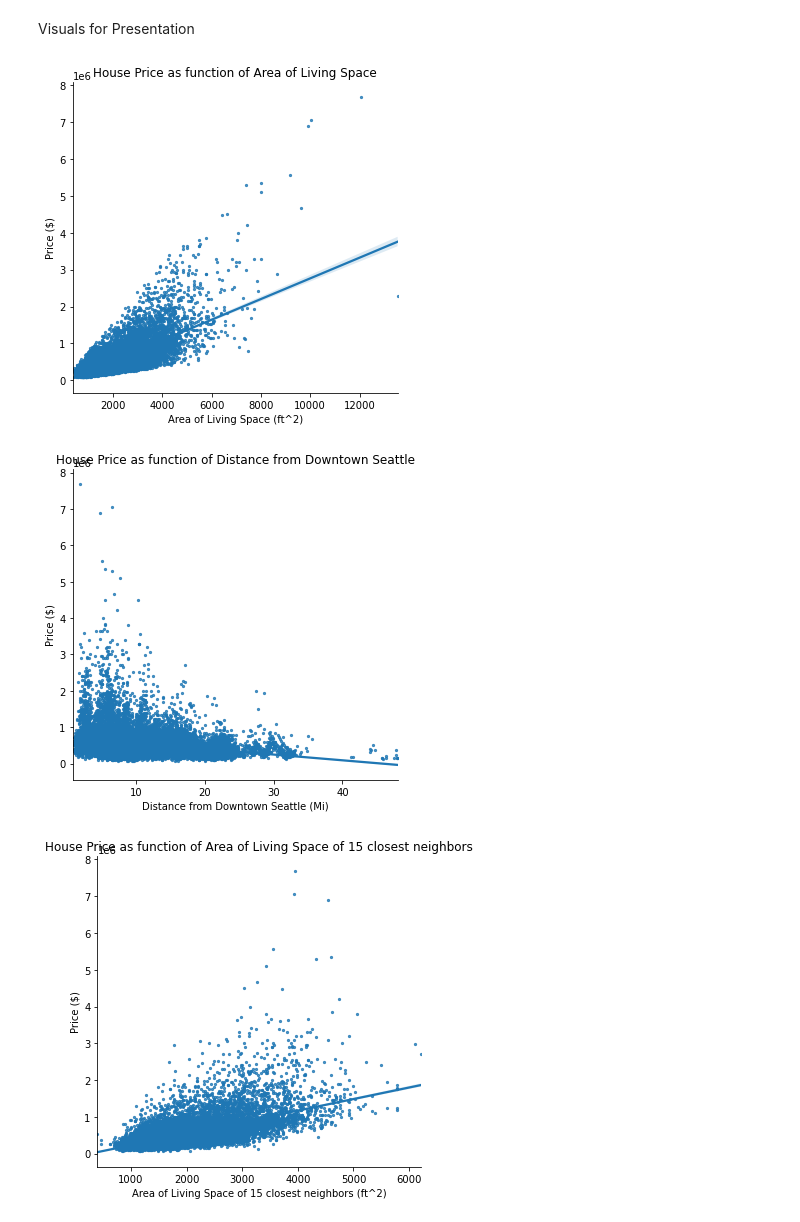
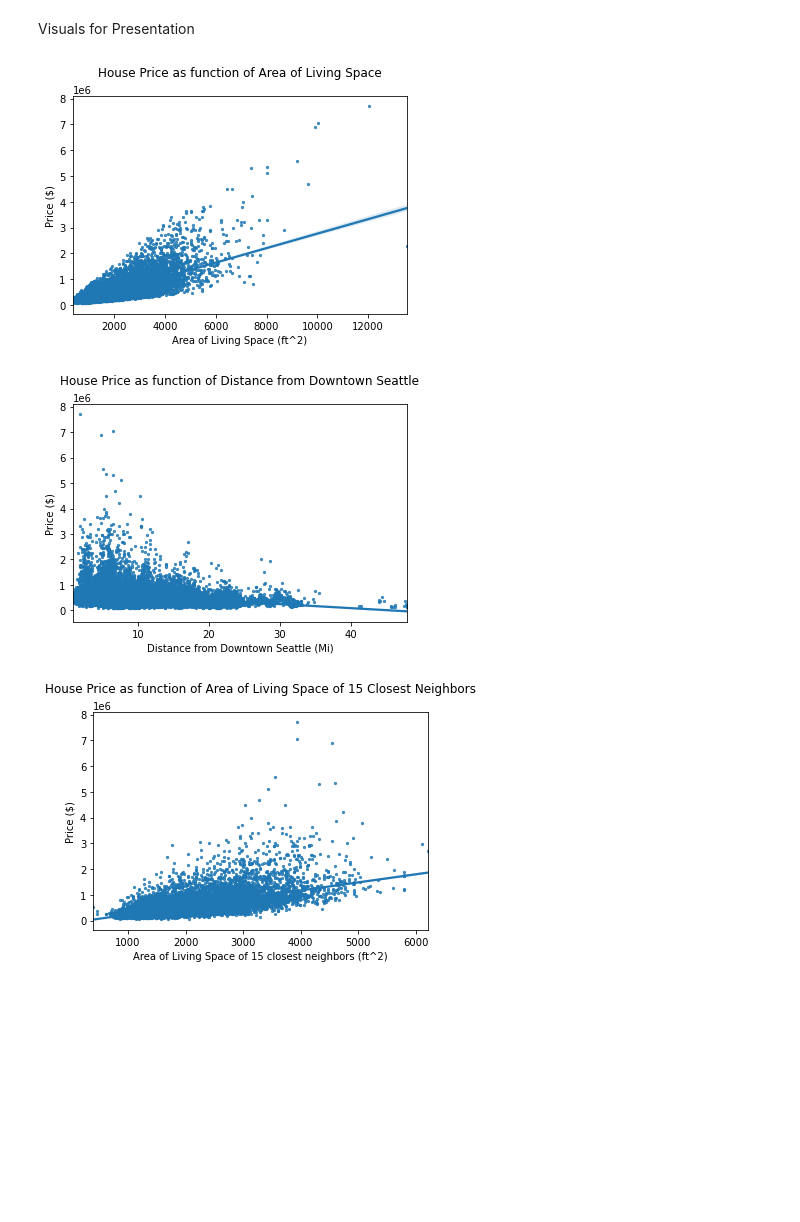
Before and after one commit to mccafj/King-County-House-Sales-Project, a Jupyter notebook: Andrew_Workbook.ipynb, the cells around one changed output. Saved outputs shown, nothing was run; the diff lists cells and outputs as text; code cells hidden in the pictures; blank space fills up the shorter version.

Commit message:
created, explored and modeled resale dataframe and touched up some visuals

```diff
--- a/Andrew_Workbook.ipynb
+++ b/Andrew_Workbook.ipynb
@@ -450,23 +652,23 @@ reno_no_data
 # %% [markdown]
 Visuals for Presentation
 # %%
-sns.lmplot(data=df_hd_ords_loc, x='sqft_living', y='price', scatter_kws={"s":5})
+sns.regplot(data=df_hd_ords_loc, x='sqft_living', y='price', scatter_kws={"s":5}, ci=95)
 plt.xlabel('Area of Living Space (ft^2)')
 plt.ylabel('Price ($)')
-plt.title('House Price as function of Area of Living Space');
+plt.title('House Price as function of Area of Living Space', loc='center', pad=20);
 # %% [output]
-[figure, old version]
+[figure, new version]
 # %%
-sns.lmplot(data=df_hd_ords_loc, x='Distance_from_DTSeattle', y='price', scatter_kws={"s":5})
+sns.regplot(data=df_hd_ords_loc, x='Distance_from_DTSeattle', y='price', scatter_kws={"s":5}, ci=95)
 plt.xlabel('Distance from Downtown Seattle (Mi)')
 plt.ylabel('Price ($)')
-plt.title('House Price as function of Distance from Downtown Seattle', loc='center');
+plt.title('House Price as function of Distance from Downtown Seattle', loc='center', pad=20);
 # %% [output]
-[figure, old version]
+[figure, new version]
 # %%
-sns.lmplot(data=df_hd_ords_loc, x='sqft_living15', y='price', scatter_kws={"s":5})
+sns.regplot(data=df_hd_ords_loc, x='sqft_living15', y='price', scatter_kws={"s":5}, ci=95)
 plt.xlabel('Area of Living Space of 15 closest neighbors (ft^2)')
 plt.ylabel('Price ($)')
-plt.title('House Price as function of Area of Living Space of 15 closest neighbors');
+plt.title('House Price as function of Area of Living Space of 15 Closest Neighbors', loc='center', pad=20);
 # %% [output]
-[figure, old version]
+[figure, new version]
```
Also changed, not shown: parts of 43 cells of this notebook.
